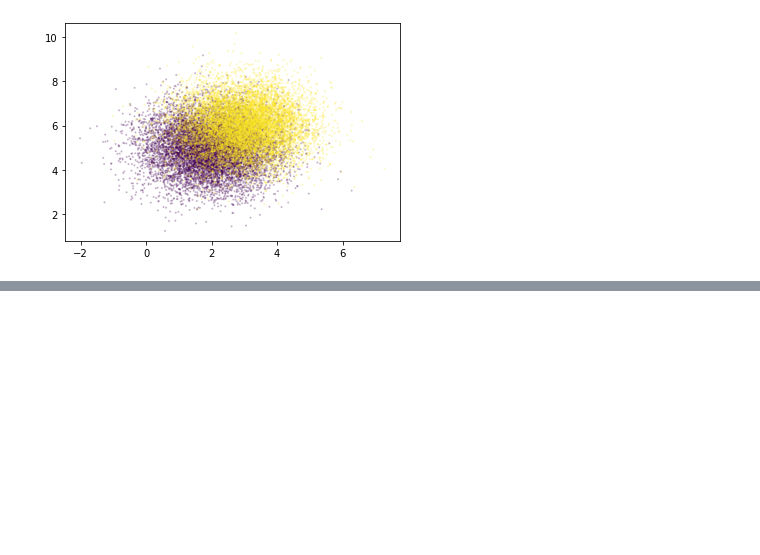
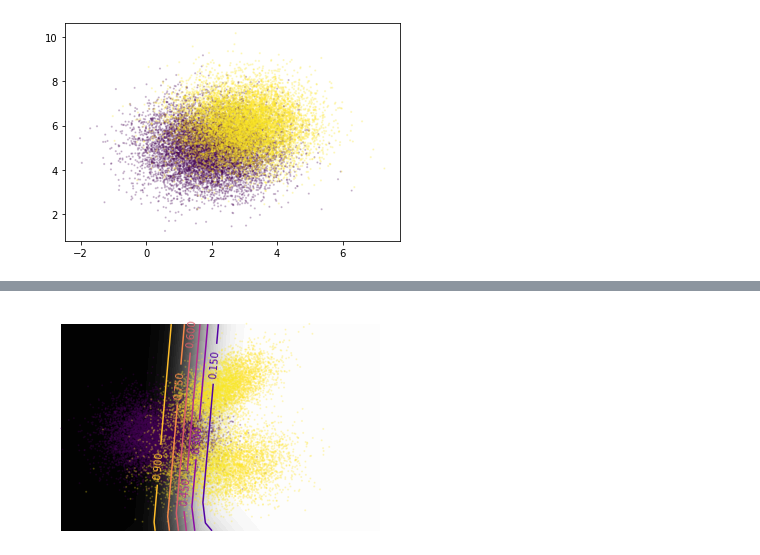
Before and after one commit to gradhep/neos, a Jupyter notebook: 00_nn.ipynb, the cells around one changed output, grey strips where cells are left out. Saved outputs shown, nothing was run; the diff lists cells and outputs as text; code cells hidden in the pictures; blank space fills up the shorter version.

Commit message:
Big refactor + cls training demo

```diff
--- a/00_nn.ipynb
+++ b/00_nn.ipynb
@@ -408,0 +414,6 @@ x.plot_train_data()
+# %%
+animation = x.train()
+from IPython.display import HTML
+
+HTML(animation.to_html5_video())
+animation.save("animationnn.gif", writer="imagemagick", fps=4)
@@ -408,0 +429,4 @@ x.plot_train_data()
+# %%
+x.plot_decision(True)
+# %% [output]
+[figure, added]
```
Also changed, not shown: parts of 9 cells of this notebook, 25 other files.
